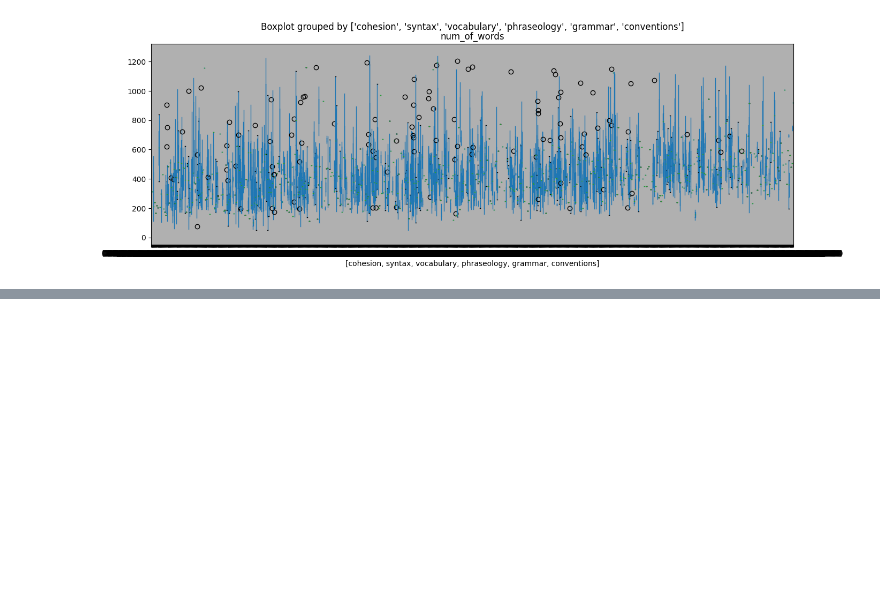
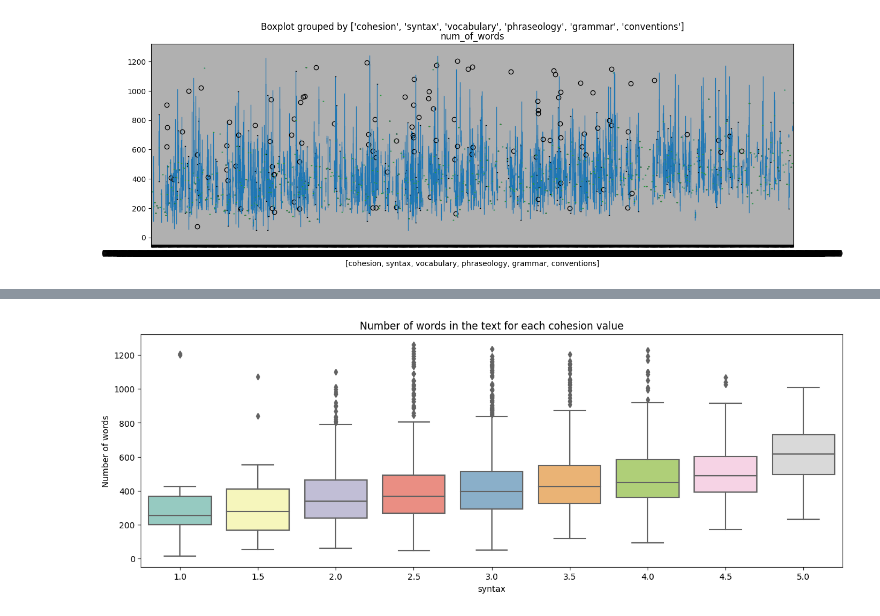
Before and after one commit to KubiakJakub01/Feedback-Prize-ELL, a Jupyter notebook: src/notebooks/research_features.ipynb, the cells around one changed output, grey strips where cells are left out. Drawn from its saved outputs; the diff is of its cells as text; code cells hidden in the pictures; blank space fills up the shorter version.

```diff
--- a/src/notebooks/research_features.ipynb
+++ b/src/notebooks/research_features.ipynb
@@ -44,0 +65,4 @@ train_df.boxplot(column=num_of_words, by=numberic_cols, figsize=(15, 5))
+# %%
+plot_feature_vs_num_of_words("syntax", train_df)
+# %% [output]
+[figure, added]
```
Also changed, not shown: parts of 7 cells of this notebook.
